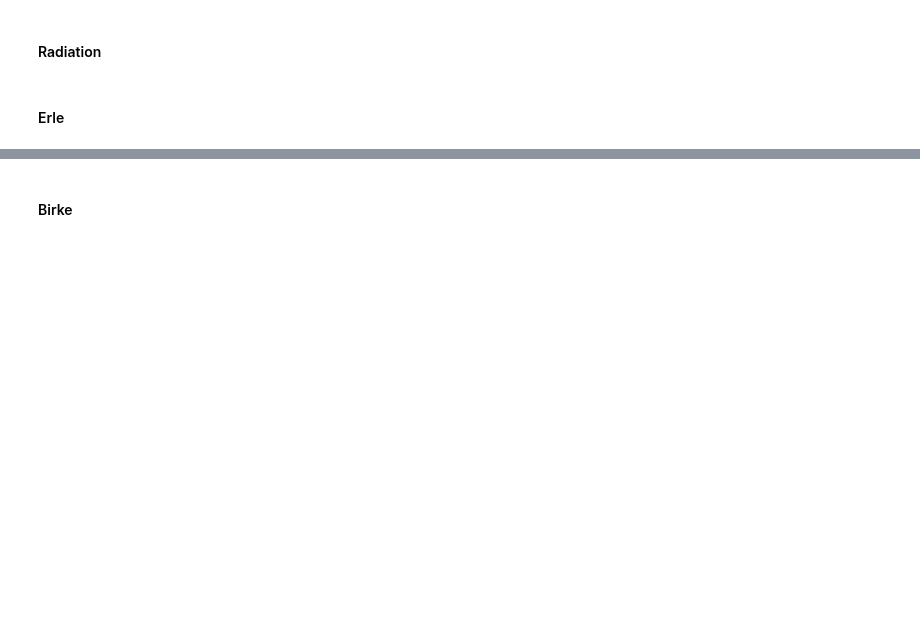
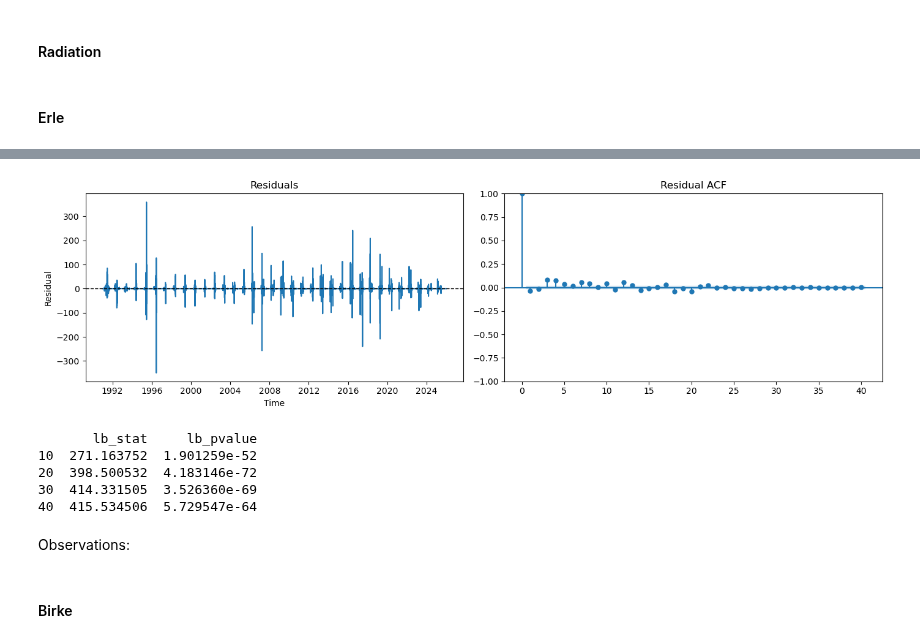
Before and after one commit to lnhrnndz/ESC403-Intro-to-Data-Science-Project, a Jupyter notebook: 03 TimeSeries.ipynb, the cells around one changed output, grey strips where cells are left out. Cells and saved outputs as stored; diff of their text form; code cells hidden in the pictures; blank space fills up the shorter version.

```diff
--- a/03 TimeSeries.ipynb
+++ b/03 TimeSeries.ipynb
@@ -480,3 +484,9 @@ print(acorr_ljungbox(residuals, lags=[10, 20, 30, 40], return_df=True))
 #### Radiation
 # %% [markdown]
 #### Erle
+# %%
+#difference time series
+y = sarima_df["erle_pollen"].diff().diff(365).dropna()
+#fit model
+model = SARIMAX(y, order = (2, 0, 2))
+res = model.fit()
@@ -483,3 +513,29 @@ print(acorr_ljungbox(residuals, lags=[10, 20, 30, 40], return_df=True))
+# %%
+from statsmodels.stats.diagnostic import acorr_ljungbox
+
+residuals = res.resid.dropna()
+fig, axes = plt.subplots(1, 2, figsize=(14, 4))
+# Residuals over time
+axes[0].plot(residuals)
+axes[0].axhline(0, color="black", linewidth=1, linestyle="--")
+axes[0].set_title("Residuals")
+axes[0].set_xlabel("Time")
+axes[0].set_ylabel("Residual")
+# Residual autocorrelation
+plot_acf(residuals, lags=40, ax=axes[1])
+axes[1].set_title("Residual ACF")
+plt.tight_layout()
+plt.show()
+print(acorr_ljungbox(residuals, lags=[10, 20, 30, 40], return_df=True))
+# %% [output]
+[figure, added]
+       lb_stat     lb_pvalue
+10  271.163752  1.901259e-52
+20  398.500532  4.183146e-72
+30  414.331505  3.526360e-69
+40  415.534506  5.729547e-64
+# %% [markdown]
+Observations:
 # %% [markdown]
 #### Birke
 # %% [markdown]
```
Also changed, not shown: parts of 5 cells of this notebook.
